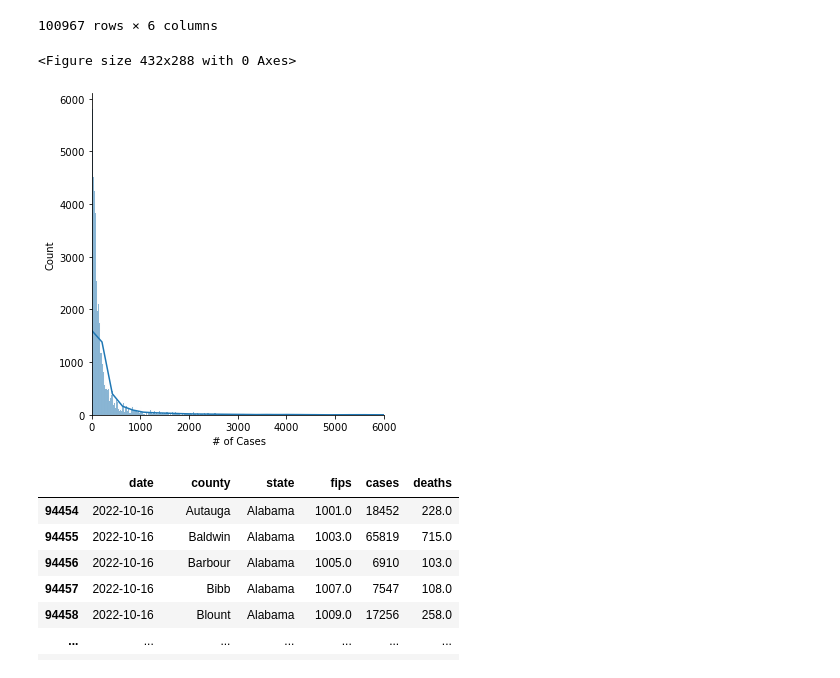
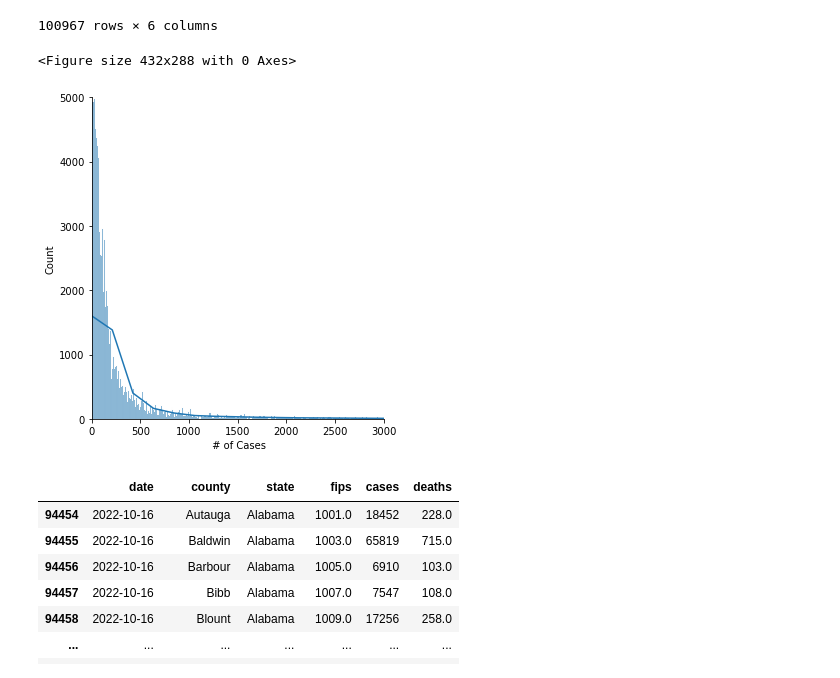
Before and after one commit to ALA216/Project_1, a Jupyter notebook: Project1-Progress-Ali Alaryan.ipynb, the cells around one changed output. Cells and saved outputs as stored; diff of their text form; code cells hidden in the pictures.

```diff
--- a/Project1-Progress-Ali Alaryan.ipynb
+++ b/Project1-Progress-Ali Alaryan.ipynb
@@ -112,7 +112,7 @@ Data points where people dont wear mask = 1587
 From this, we have sufficient data points for people wearing mask and people who don't wear masks always.
 # %%
 # reading data into
-data_counties = pd.read_csv('us-counties-recent.csv')
+data_counties = pd.read_csv(r'C:\Users\alial\Desktop\Chem Math New\Project 1\us-counties-recent.csv')
 data_counties
 # %% [output]
 |  | date | county | state | fips | cases | deaths |
@@ -131,16 +131,16 @@ data_counties
 # %%
 cases= data_counties.iloc[:,5].values # always wearing
 
-
 plt.figure()
 sns.displot(cases,kde=True,fill=True);
-plt.xlim([0,6000])
+plt.xlim([0,3000])
+plt.ylim([0,5000])
 plt.xlabel(' # of Cases')
 plt.ylabel('Count')
 plt.show()
 # %% [output]
 <Figure size 432x288 with 0 Axes>
-[figure, old version]
+[figure, new version]
 # %%
 # Select rows between two dates using DataFrame.query()
 select_date = "2022-10-16"
```
Also changed, not shown: parts of 17 cells of this notebook.
